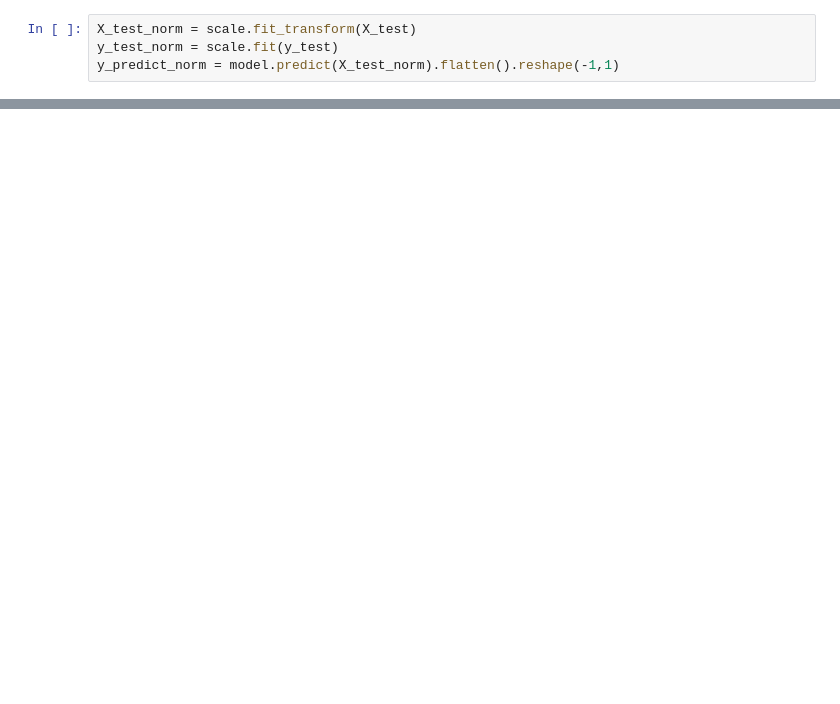
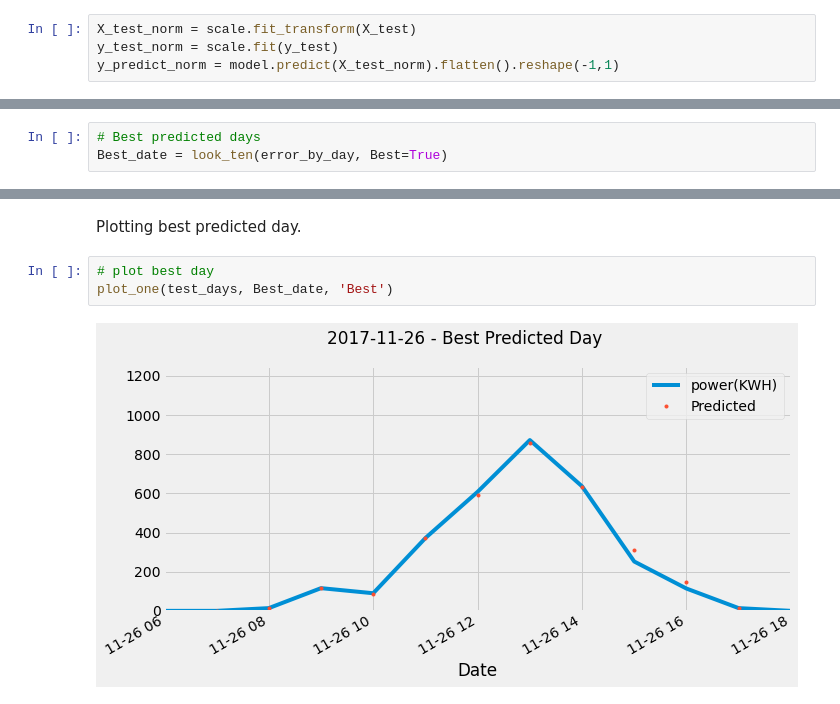
Before and after one commit to Eudyptla/Time-Series-PV-Forecast-, a Jupyter notebook: Taichung_DE_Forecast_Neural_network.ipynb, the cells around one changed output, grey strips where cells are left out. Drawn from its saved outputs; the diff is of its cells as text; blank space fills up the shorter version.

```diff
--- a/Taichung_DE_Forecast_Neural_network.ipynb
+++ b/Taichung_DE_Forecast_Neural_network.ipynb
@@ -203,0 +208,3 @@ Coefficient of determination:0.9294
+# %%
+# Best predicted days
+Best_date = look_ten(error_by_day, Best=True)
@@ -203,0 +241,7 @@ Coefficient of determination:0.9294
+# %% [markdown]
+Plotting best predicted day.
+# %%
+# plot best day
+plot_one(test_days, Best_date, 'Best')
+# %% [output]
+[figure, added]
```
Also changed, not shown: parts of 21 cells of this notebook.
